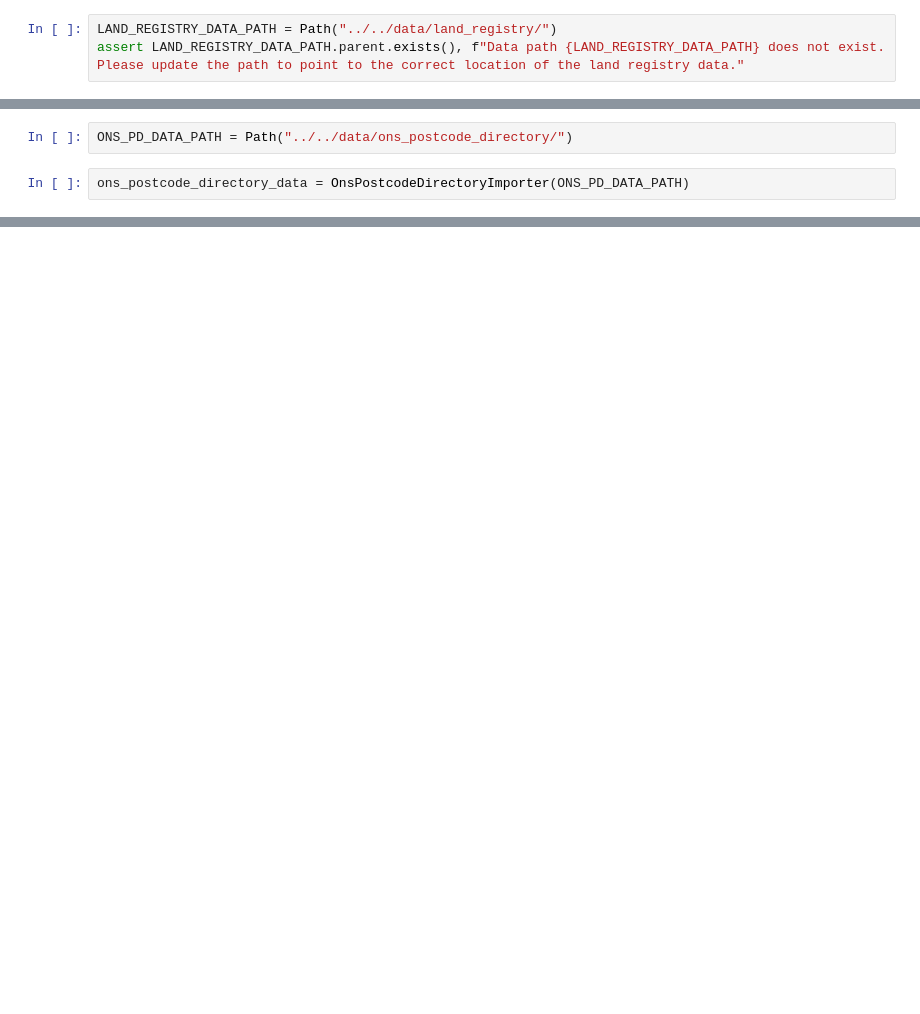
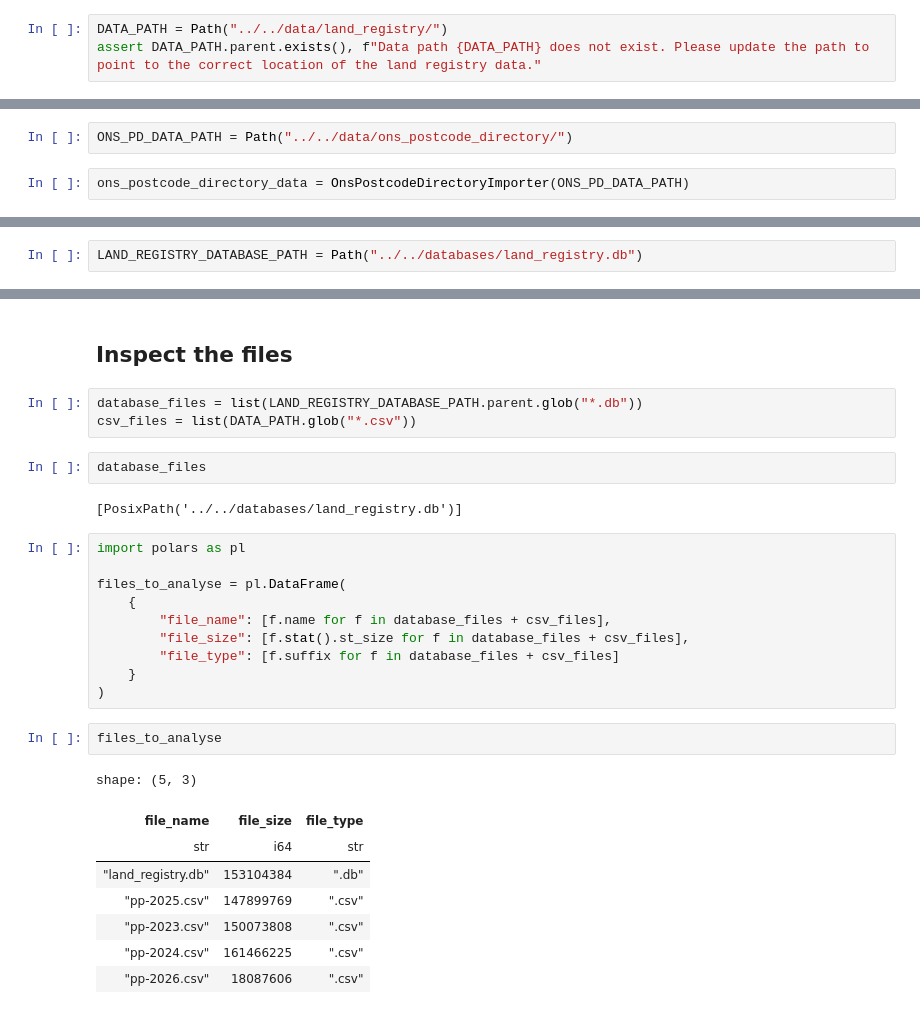
Before and after one commit to Smartitect/streamlit-workshop, a Jupyter notebook: notebooks/land_registry/prepare_land_registry_data.ipynb, the cells around one changed output, grey strips where cells are left out. Saved outputs shown, nothing was run; the diff lists cells and outputs as text; blank space fills up the shorter version.

```diff
--- a/notebooks/land_registry/prepare_land_registry_data.ipynb
+++ b/notebooks/land_registry/prepare_land_registry_data.ipynb
@@ -9,4 +7,4 @@ from data_importers import LandRegistryDataImporter, OnsPostcodeDirectoryImporte
 # %%
-LAND_REGISTRY_DATA_PATH = Path("../../data/land_registry/")
-assert LAND_REGISTRY_DATA_PATH.parent.exists(), f"Data path {LAND_REGISTRY_DATA_PATH} does not exist. Please update the path to point to the correct location of the land registry data."
+DATA_PATH = Path("../../data/land_registry/")
+assert DATA_PATH.parent.exists(), f"Data path {DATA_PATH} does not exist. Please update the path to point to the correct location of the land registry data."
 # %%
@@ -185,0 +26,2 @@ duckdb.sql(full_query)
+# %%
+LAND_REGISTRY_DATABASE_PATH = Path("../../databases/land_registry.db")
@@ -185,0 +423,30 @@ duckdb.sql(full_query)
+# %% [markdown]
+## Inspect the files
+# %%
+database_files = list(LAND_REGISTRY_DATABASE_PATH.parent.glob("*.db"))
+csv_files = list(DATA_PATH.glob("*.csv"))
+# %%
+database_files
+# %% [output]
+[PosixPath('../../databases/land_registry.db')]
+# %%
+import polars as pl
+
+files_to_analyse = pl.DataFrame(
+    {
+        "file_name": [f.name for f in database_files + csv_files],
+        "file_size": [f.stat().st_size for f in database_files + csv_files],
+        "file_type": [f.suffix for f in database_files + csv_files]
+    }
+)
+# %%
+files_to_analyse
+# %% [output]
+shape: (5, 3)
+| file_name | file_size | file_type |
+| str | i64 | str |
+| "land_registry.db" | 153104384 | ".db" |
+| "pp-2025.csv" | 147899769 | ".csv" |
+| "pp-2023.csv" | 150073808 | ".csv" |
+| "pp-2024.csv" | 161466225 | ".csv" |
+| "pp-2026.csv" | 18087606 | ".csv" |
```
Also changed, not shown: parts of 67 cells of this notebook, 4 other files.
